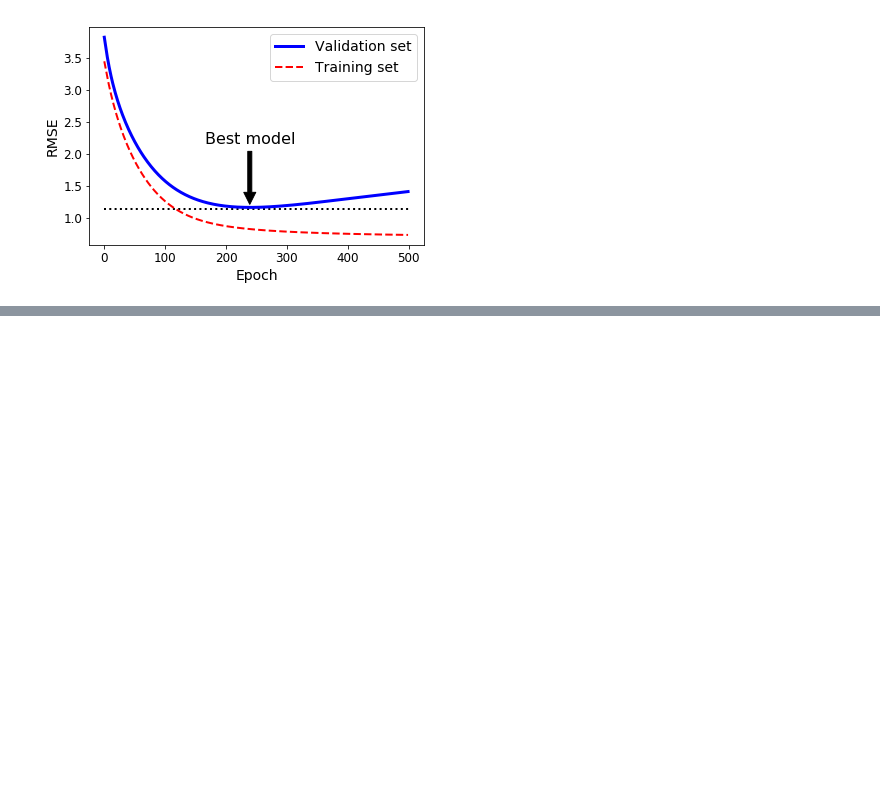
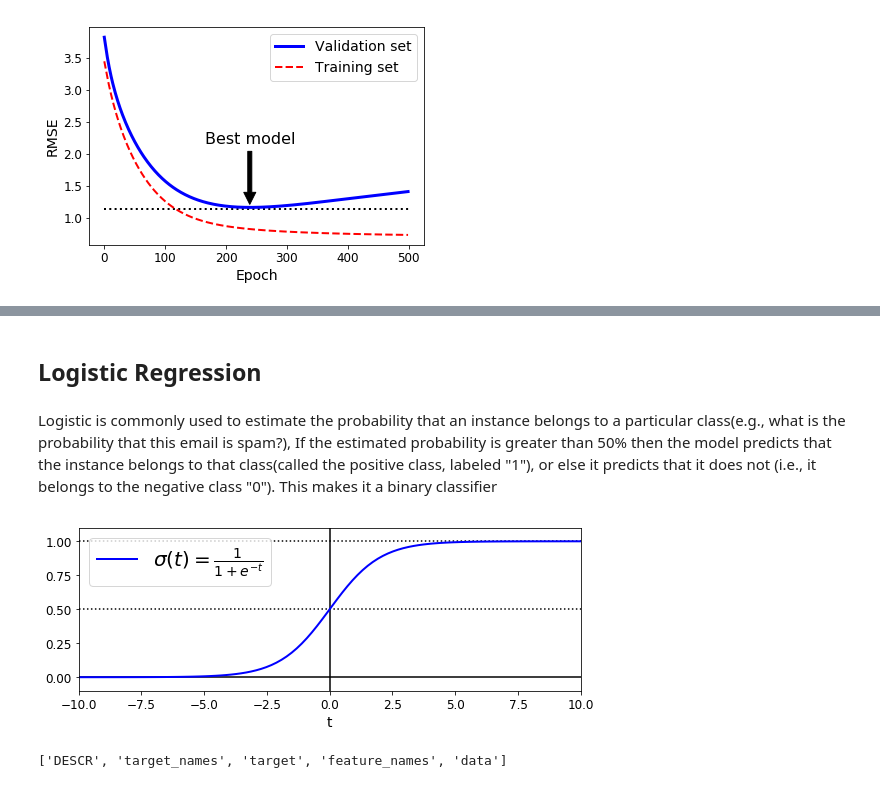
Before and after one commit to Hustada/handson-ml-Training_Linear_Models, a Jupyter notebook: handson-ml-linear-models.ipynb, the cells around one changed output, grey strips where cells are left out. Saved outputs shown, nothing was run; the diff lists cells and outputs as text; code cells hidden in the pictures; blank space fills up the shorter version.

Commit message:
logistic regression

```diff
--- a/handson-ml-linear-models.ipynb
+++ b/handson-ml-linear-models.ipynb
@@ -559,0 +668,25 @@ plt.show()
+# %% [markdown]
+## Logistic Regression
+# %% [markdown]
+Logistic is commonly used to estimate the probability that an instance belongs to a particular class(e.g., what is the probability that this email is spam?), If the estimated probability is greater than 50% then the model predicts that the instance belongs to that class(called the positive class, labeled "1"), or else it predicts that it does not (i.e., it belongs to the negative class "0"). This makes it a binary classifier
+# %%
+t = np.linspace(-10, 10, 100)
+sig = 1 / (1 + np.exp(-t))
+plt.figure(figsize=(9, 3))
+plt.plot([-10, 10], [0, 0], "k-")
+plt.plot([-10, 10], [0.5, 0.5], "k:")
+plt.plot([-10, 10], [1, 1], "k:")
+plt.plot([0, 0], [-1.1, 1.1], "k-")
+plt.plot(t, sig, "b-", linewidth=2, label=r"$\sigma(t) = \frac{1}{1 + e^{-t}}$")
+plt.xlabel("t")
+plt.legend(loc="upper left", fontsize=20)
+plt.axis([-10, 10, -0.1, 1.1])
+plt.show()
+# %% [output]
+[figure, added]
+# %%
+from sklearn import datasets
+iris = datasets.load_iris()
+list(iris.keys())
+# %% [output]
+['DESCR', 'target_names', 'target', 'feature_names', 'data']
```
Also changed, not shown: parts of 16 cells of this notebook.
